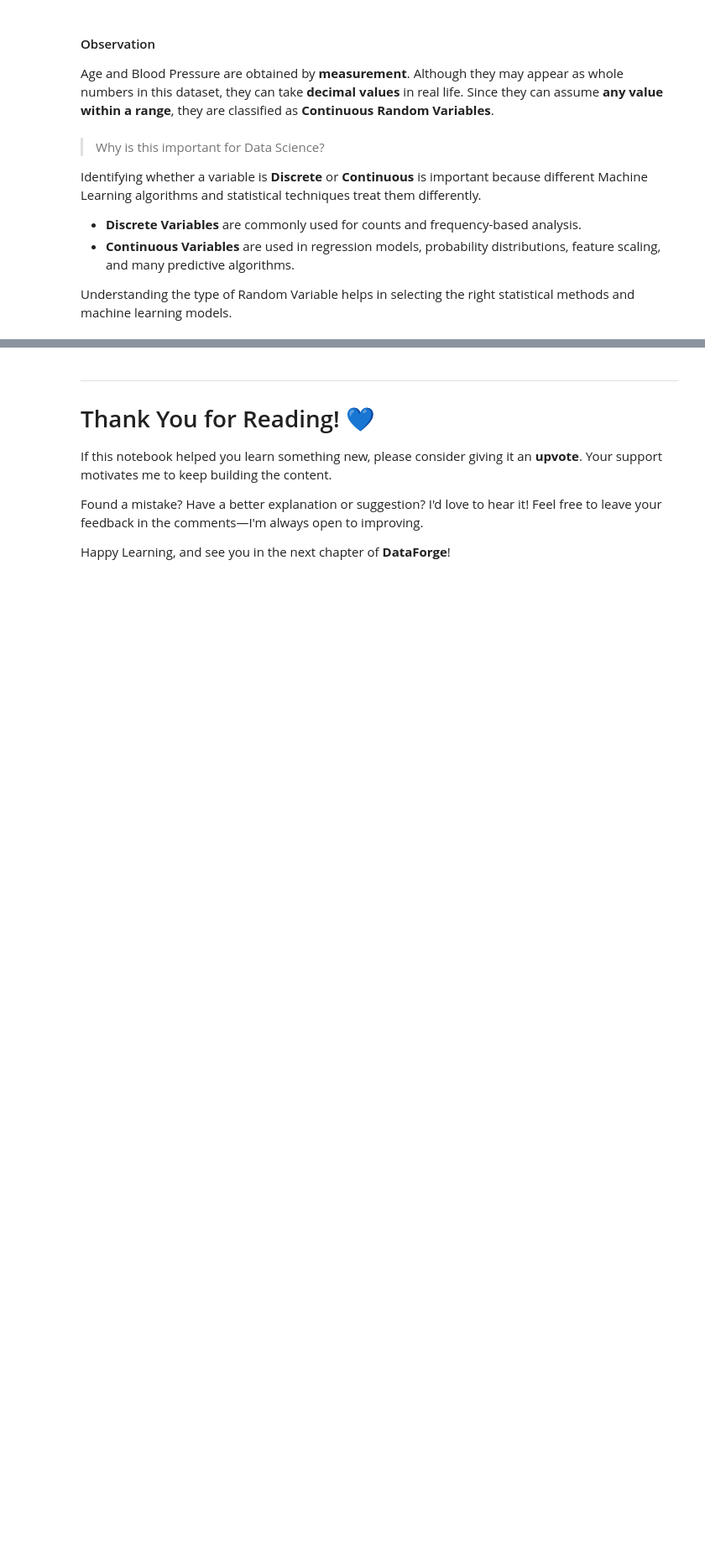
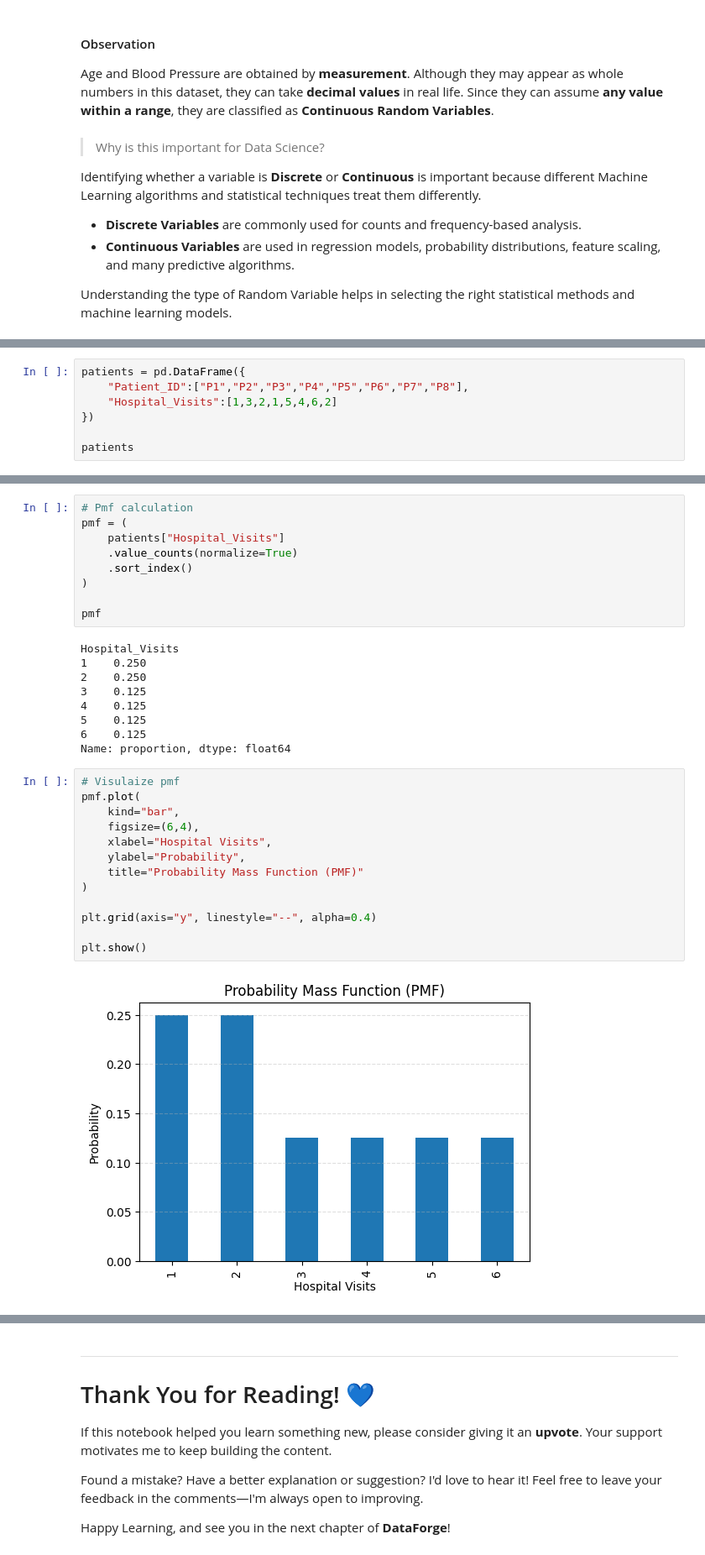
Before and after one commit to satyam2006-cmd/DataForge, a Jupyter notebook: statswithpy/statslearnings.ipynb, the cells around one changed output, grey strips where cells are left out. Shown at 84% size. Drawn from its saved outputs; the diff is of its cells as text; blank space fills up the shorter version.

```diff
--- a/statswithpy/statslearnings.ipynb
+++ b/statswithpy/statslearnings.ipynb
@@ -1876,0 +2022,7 @@ Using a hospital dataset, we distinguished between variables obtained by **count
+# %%
+patients = pd.DataFrame({
+    "Patient_ID":["P1","P2","P3","P4","P5","P6","P7","P8"],
+    "Hospital_Visits":[1,3,2,1,5,4,6,2]
+})
+
+patients
@@ -1876,0 +2057,33 @@ Using a hospital dataset, we distinguished between variables obtained by **count
+# %%
+# Pmf calculation
+pmf = (
+    patients["Hospital_Visits"]
+    .value_counts(normalize=True)
+    .sort_index()
+)
+
+pmf
+# %% [output]
+Hospital_Visits
+1    0.250
+2    0.250
+3    0.125
+4    0.125
+5    0.125
+6    0.125
+Name: proportion, dtype: float64
+# %%
+# Visulaize pmf
+pmf.plot(
+    kind="bar",
+    figsize=(6,4),
+    xlabel="Hospital Visits",
+    ylabel="Probability",
+    title="Probability Mass Function (PMF)"
+)
+
+plt.grid(axis="y", linestyle="--", alpha=0.4)
+
+plt.show()
+# %% [output]
+[figure, added]
```
Also changed, not shown: parts of 18 cells of this notebook.
